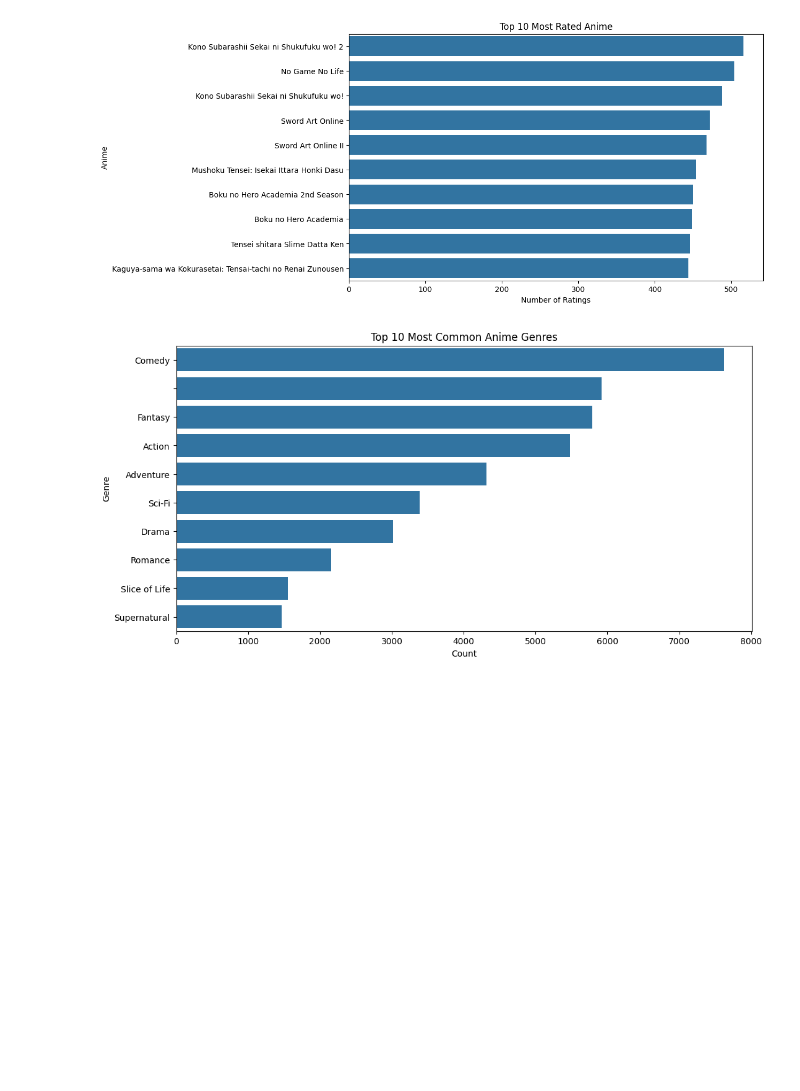
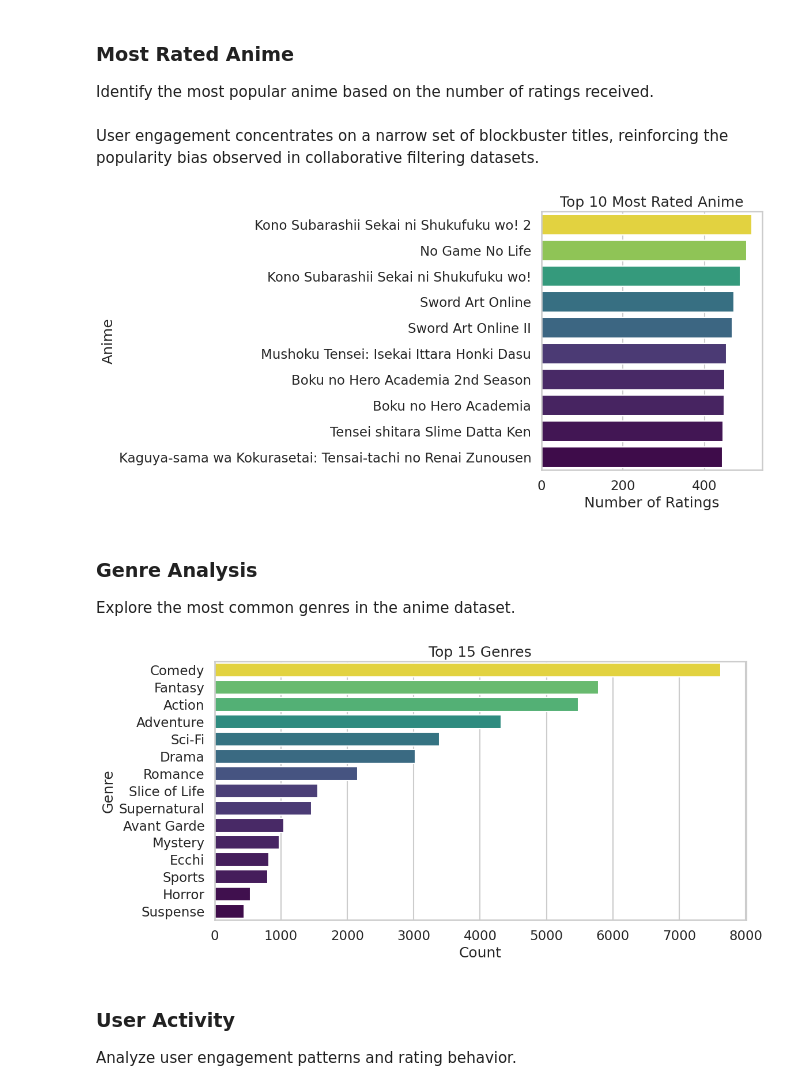
Before and after one commit to tnguyen91/anime-recommendation, a Jupyter notebook: data_analysis.ipynb, the cells around one changed output. Cells and saved outputs as stored; diff of their text form; code cells hidden in the pictures; blank space fills up the shorter version.

```diff
--- a/data_analysis.ipynb
+++ b/data_analysis.ipynb
@@ -1,11 +25,17 @@
 # %%
+from pathlib import Path
+
+from IPython.display import display
 import matplotlib.pyplot as plt
+import numpy as np
+import pandas as pd
 import seaborn as sns
 import yaml
+from collections import Counter
 
-with open("config.yaml", "r") as f:
-    config = yaml.safe_load(f)
+from rbm.constants import CONFIG_FILE, DEFAULT_FIGURE_SIZE, SEED
 
-model_config = config["model"]
-data_config = config["data"]
-path_config = config["paths"]
+sns.set_theme(style="whitegrid", context="talk")
+plt.rcParams["figure.figsize"] = DEFAULT_FIGURE_SIZE
+pd.options.display.max_columns = 20
+np.random.seed(SEED)
@@ -11,0 +52,12 @@ path_config = config["paths"]
+# %%
+CONFIG_PATH = Path("rbm") / CONFIG_FILE
+with open(CONFIG_PATH, "r", encoding="utf-8") as f:
+    config = yaml.safe_load(f)
+
+model_config = config["model"]
+data_config = config["data"]
+path_config = config["paths"]
+
+config_summary = pd.DataFrame({section: pd.Series(values) for section, values in config.items()}).T
+config_summary.index.name = "section"
+config_summary
@@ -52,31 +166,47 @@ plt.show()
+# %% [markdown]
+<a name="most-rated-anime"></a>
+### Most Rated Anime
+
+Identify the most popular anime based on the number of ratings received.
+# %% [markdown]
+User engagement concentrates on a narrow set of blockbuster titles, reinforcing the popularity bias observed in collaborative filtering datasets.
 # %%
-# top 10 most rated anime
-anime_counts = ratings['anime_id'].value_counts().head(10)
-top_anime = anime[anime['anime_id'].isin(anime_counts.index)]
-top_anime = top_anime.set_index('anime_id').loc[anime_counts.index]
-top_anime['num_ratings'] = anime_counts.values
+anime_counts = ratings["anime_id"].value_counts().head(10)
+top_anime = anime[anime["anime_id"].isin(anime_counts.index)]
+top_anime = top_anime.set_index("anime_id").loc[anime_counts.index]
+top_anime["num_ratings"] = anime_counts.values
 
-plt.figure(figsize=(10, 6))
-sns.barplot(data=top_anime, x='num_ratings', y='name')
+plt.figure(figsize=(12, 6))
+sns.barplot(data=top_anime, x="num_ratings", y="name", palette="viridis", hue="num_ratings", legend=False)
 plt.title("Top 10 Most Rated Anime")
 plt.xlabel("Number of Ratings")
 plt.ylabel("Anime")
+plt.tight_layout()
 plt.show()
 # %% [output]
-[figure, old version]
+[figure, new version]
+# %% [markdown]
+<a name="genre-analysis"></a>
+### Genre Analysis
+
+Explore the most common genres in the anime dataset.
 # %%
-import pandas as pd
-anime['genre'] = anime['genre'].fillna('')
-from collections import Counter
-all_genres = [g.strip() for genre in anime['genre'] for g in genre.split(',')]
-genre_counts = pd.Series(Counter(all_genres)).sort_values(ascending=False)
+anime["genre"] = anime["genre"].fillna("")
+all_genres = [g.strip() for genre in anime["genre"] for g in genre.split(",") if g.strip()]
+genre_counts = pd.Series(Counter(all_genres)).sort_values(ascending=False).head(15)
 
 plt.figure(figsize=(12, 6))
-sns.barplot(x=genre_counts.values[:10], y=genre_counts.index[:10])
-plt.title("Top 10 Most Common Anime Genres")
+sns.barplot(x=genre_counts.values, y=genre_counts.index, palette="viridis", hue=genre_counts.values, legend=False)
+plt.title("Top 15 Genres")
 plt.xlabel("Count")
 plt.ylabel("Genre")
+plt.tight_layout()
 plt.show()
 # %% [output]
-[figure, old version]
+[figure, new version]
+# %% [markdown]
+<a name="user-activity"></a>
+### User Activity
+
+Analyze user engagement patterns and rating behavior.
 # %%
```
Also changed, not shown: parts of 20 cells of this notebook.
